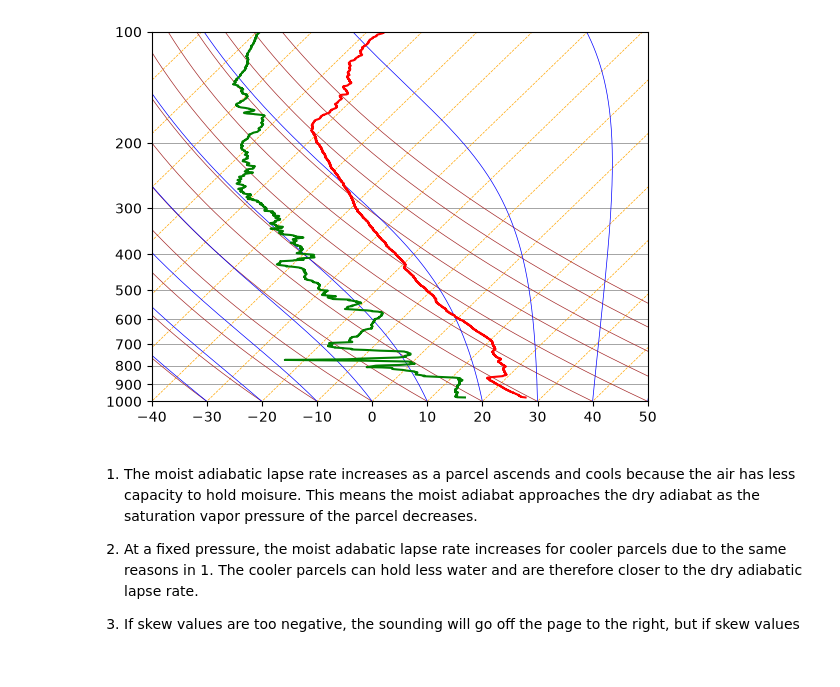
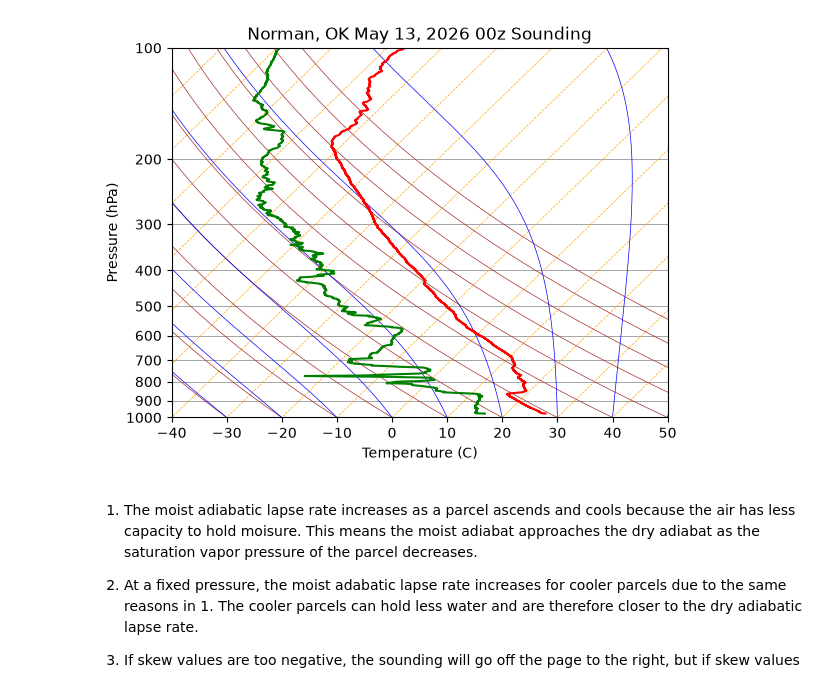
Before and after one commit to NCBreaux/METR5003, a Jupyter notebook: lab3.ipynb, the cells around one changed output. Cells and saved outputs as stored; diff of their text form; code cells hidden in the pictures.

Commit message:
Made the plot look nicer

```diff
--- a/lab3.ipynb
+++ b/lab3.ipynb
@@ -64,36 +64,39 @@ for p in plines:
 for T in Tlines:
     ax.plot(Skew(T, pres), np.arange(100, 1001,1), color='orange', linestyle='--', linewidth=.5)
 ax.set_yscale('log') #This makes the y-axis (pressure) logarithmic
 ax.set_ylim(pmax, pmin) #This sets the limits of the pressure axis provided in the lab
 ax.set_xlim(Tmin, Tmax)  #This isn't working to remove the sci notation, need to find new way
 
 #Plot the dry adiabats
 for temp in K_T:
     temps = [temp-273.15]
     t = temp
     for p in hPa_p[1:]:
         t = t - dry_lapse(t, p)
         temps.append(t-273.15)
     ax.plot(Skew(temps, hPa_p), hPa_p, color='brown', linewidth=.5)
 
 #Plot the moist adiabats
 for temp in K_T:
     temps = [temp-273.15]
     t = temp
     for p in hPa_p[1:]:
         t = t - moist_lapse(t, p)
         temps.append(t-273.15)
     ax.plot(Skew(temps, hPa_p), hPa_p, color='blue', linewidth=.5)
 
 #Plot sounding lines
-plt.plot(Skew(sounding_t, sounding_p), sounding_p, color='red')
-plt.plot(Skew(sounding_td, sounding_p), sounding_p, color='green')
+ax.plot(Skew(sounding_t, sounding_p), sounding_p, color='red')
+ax.plot(Skew(sounding_td, sounding_p), sounding_p, color='green')
+ax.set_title('Norman, OK May 13, 2026 00z Sounding')
+ax.set_xlabel('Temperature (C)')
+ax.set_ylabel('Pressure (hPa)')
 
 #Make the y-axis not show scientific notation
 ax.yaxis.set_major_locator(ticker.LogLocator(base=10, subs=(1, 2, 3, 4, 5, 6, 7, 8, 9)))
 ax.yaxis.set_major_formatter(ticker.FuncFormatter(lambda x, pos: f"{x:.0f}"))
 # %% [output]
-[figure, old version]
+[figure, new version]
 # %% [markdown]
 1. The moist adiabatic lapse rate increases as a parcel ascends and cools because the air has less capacity to hold moisure. This means the moist adiabat approaches the dry adiabat as the saturation vapor pressure of the parcel decreases.
 
```
